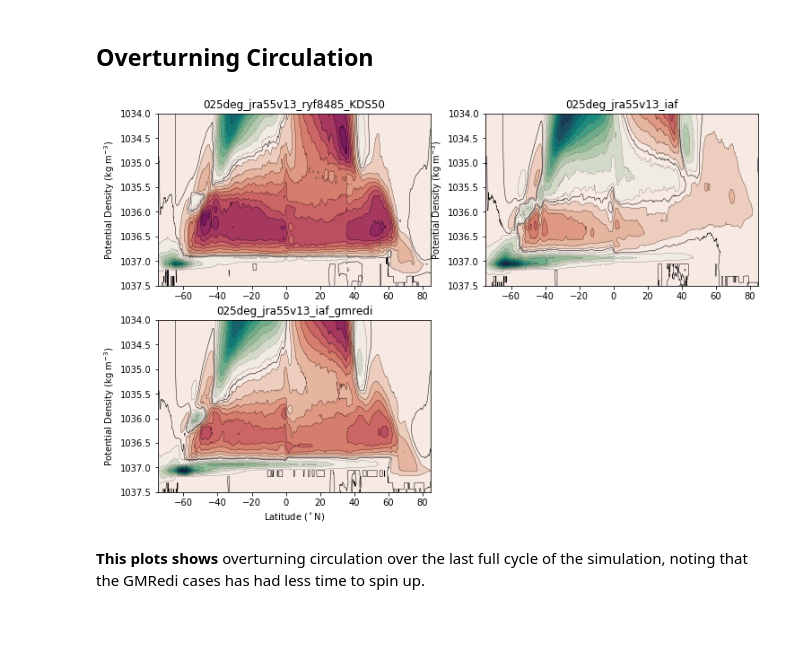
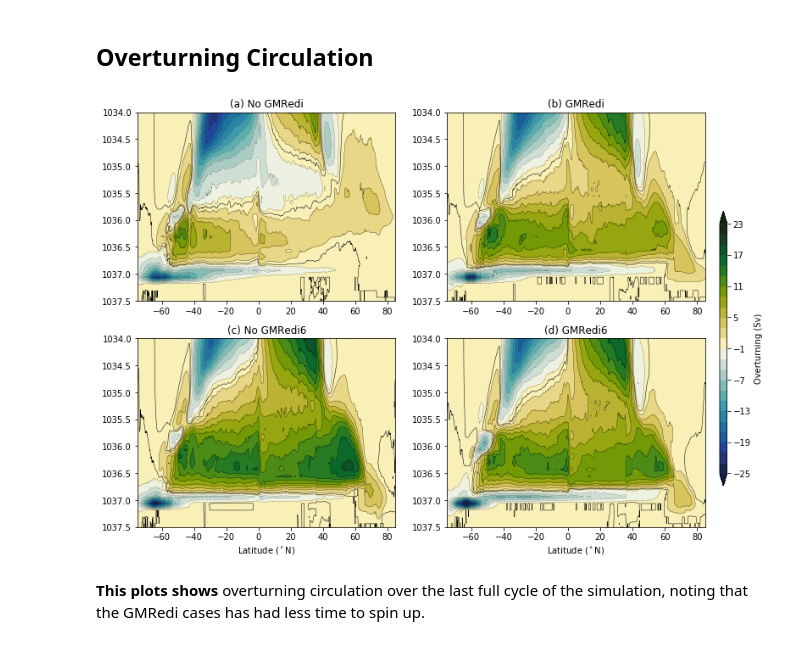
Before and after one commit to AndyHoggANU/GMRediTesting, a Jupyter notebook: GMRediTesting.ipynb, the cells around one changed output. Cells and saved outputs as stored; diff of their text form; code cells hidden in the pictures.

```diff
--- a/GMRediTesting.ipynb
+++ b/GMRediTesting.ipynb
@@ -180,10 +41,9 @@ We will compare four different simulations, all at 0.25° with KDS50 vertical re
 # %%
 esub = [
- '025deg_jra55v13_ryf8485_KDS50',
  '025deg_jra55v13_iaf',
  '025deg_jra55v13_iaf_gmredi',
- #'025deg_jra55v13_iaf_gmredi3',
- #'025deg_jra55v13_iaf_submeso',
+ '025deg_jra55v13_iaf_nogmredi6',
+ '025deg_jra55v13_iaf_gmredi6',
        ]
 # %%
 %%time
@@ -248,0 +119,18 @@ cc.plots.annual_scalar(esub, variables)
+# %%
+variables = ['ke_tot',
+             'temp_global_ave',
+             'salt_surface_ave',
+             'eta_global'
+            ] ## No more than 4 at a time, please.
+
+fig, axes = plt.subplots(2, 2, figsize=(12, 8))
+ax = [y for x in axes for y in x]  ## flattening the list out.
+for ii, var in enumerate(variables):
+    for expt in esub:
+        darray = cc.get_nc_variable(expt,'ocean_scalar.nc',var,
+                         time_units = 'days since 1718-01-01',offset=-87658)
+        annual_average = darray.resample(time="A").mean('time')
+        annual_average.plot(ax = ax[ii],label=expt)
+    ax[ii].set_title(var)
+
+ax[1].legend()
@@ -335,8 +253,8 @@ def calc_psi_avg(expt, n=4):
         psi_avg = psi_avg + psiGM
 
     ## This function basically splits the calculation up to save on memory:
-    psi_avg = cc.compute_by_block(psi_avg)
-    #psi_avg = psi_avg.compute()
+    #psi_avg = cc.compute_by_block(psi_avg)
+    psi_avg = psi_avg.load()
 
     return psi_avg
 # %%
@@ -345,7 +263,7 @@ def plot_psi(psi_avg, clev=np.arange(-25,25,2)):
     p1 = plt.contourf(psi_avg.grid_yu_ocean,
                  psi_avg.potrho,
                  psi_avg,
-                 cmap=cm.cm.curl,levels=clev,extend='both')
+                 cmap=cm.cm.delta,levels=clev,extend='both')
     plt.contour(psi_avg.grid_yu_ocean,
                 psi_avg.potrho,
                 psi_avg, levels=clev, colors='k', linewidths=0.25)
@@ -361,30 +279,36 @@ def plot_psi(psi_avg, clev=np.arange(-25,25,2)):
 
     return p1
 # %%
-plt.figure(figsize=(12,12))
+plt.figure(figsize=(12,9))
 clev=np.arange(-25,25,2)
 
-n_files = -30
+n_files = -10
 
 results=[]
 for expt in esub:
     psi_avg = calc_psi_avg(expt,n_files)
     result = {'psi_avg':psi_avg,'expt':expt}
     results.append(result)
 
 IPython.display.clear_output()
 
-
+labels=['(a) No GMRedi','(b) GMRedi','(c) No GMRedi6','(d) GMRedi6']
 for i, result in enumerate(results):
-    plt.subplot(3,2,i+1)
+    plt.subplot(2,2,i+1)
     p1=plot_psi(result['psi_avg'],clev)
+    plt.title(labels[i])
     if i<2:
         plt.xlabel('')
-    plt.title(result['expt'])
+    if np.mod(ii,2)==1:
+        plt.ylabel('')
+
+ax4 = plt.axes([0.92,0.2,0.01,0.5])
+cb = plt.colorbar(p1,cax=ax4,orientation='vertical')
+cb.ax.set_ylabel('Overturning (Sv)')
 
 plt.savefig('overturning.png')
 # %% [output]
-[figure, old version]
+[figure, new version]
 # %% [markdown]
 **This plots shows** overturning circulation over the last full cycle of the simulation, noting that the GMRedi cases has had less time to spin up.
 # %%
```
Also changed, not shown: parts of 28 cells of this notebook.
